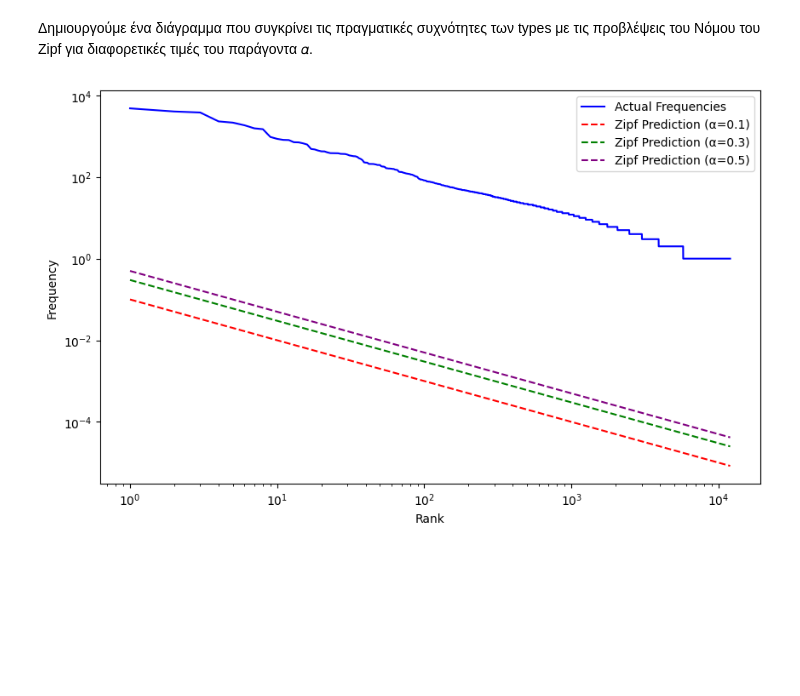
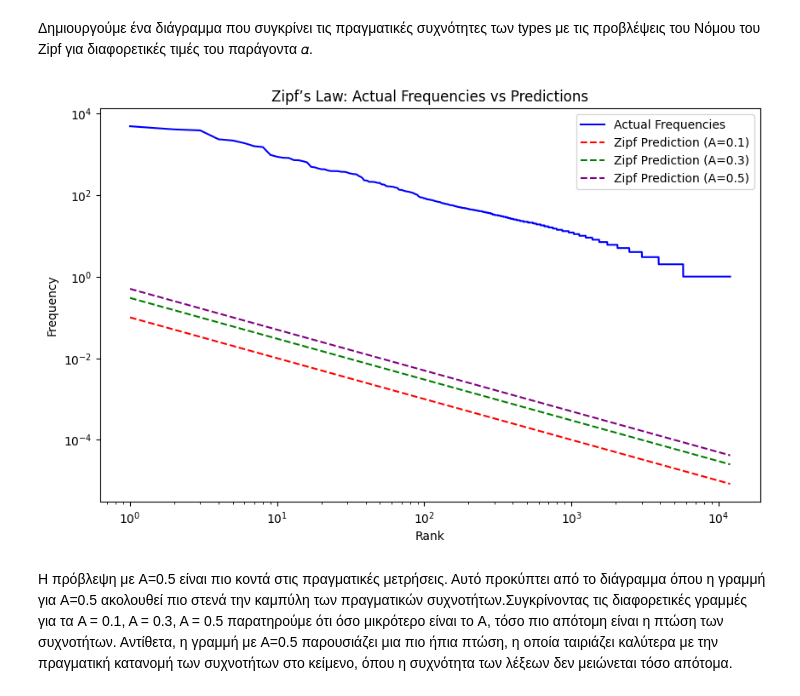
Before and after one commit to agrigoridou/Tokenization-Zipf-s-Law-N-gram-Models, a Jupyter notebook: Α_Tokens,_Types,_Zipf’s_Law_.ipynb, the cells around one changed output. Saved outputs shown, nothing was run; the diff lists cells and outputs as text; code cells hidden in the pictures; blank space fills up the shorter version.

```diff
--- a/Α_Tokens,_Types,_Zipf’s_Law_.ipynb
+++ b/Α_Tokens,_Types,_Zipf’s_Law_.ipynb
@@ -229,28 +313,42 @@ percentages_nltk, percentages_spacy, percentages_bert
 # %%
 import matplotlib.pyplot as plt
 import numpy as np
+from collections import Counter
 
-# Λογαριθμικές συχνότητες
-def zipf_predictions(alpha):
-    ranks = np.arange(1, len(freq_nltk) + 1)
+# Υποθέτουμε ότι freq_nltk είναι το Counter αντικείμενο που περιέχει τις συχνότητες των types
+# Αν δεν το έχεις ήδη, μπορείς να το δημιουργήσεις με τον εξής τρόπο:
+# freq_nltk = Counter(tokens_nltk)  # Υποθέτοντας ότι tokens_nltk είναι οι λέξεις του κειμένου
+
+# Λογαριθμικές συχνότητες και προβλέψεις του Νόμου του Zipf
+def zipf_predictions(alpha, num_types):
+    ranks = np.arange(1, num_types + 1)
     frequencies = alpha / ranks
     return frequencies
 
-# Δημιουργία διαγράμματος
+# Υπολογισμός των πραγματικών συχνοτήτων και ταξινόμηση κατά φθίνουσα σειρά
 ranks = np.arange(1, len(freq_nltk) + 1)
 actual_frequencies_nltk = [count for _, count in freq_nltk.most_common(len(freq_nltk))]
 
-plt.figure(figsize=(10,6))
+# Δημιουργία διαγράμματος
+plt.figure(figsize=(10, 6))
 plt.plot(ranks, actual_frequencies_nltk, label='Actual Frequencies', color='blue')
-plt.plot(ranks, zipf_predictions(0.1), label='Zipf Prediction (α=0.1)', color='red', linestyle='dashed')
-plt.plot(ranks, zipf_predictions(0.3), label='Zipf Prediction (α=0.3)', color='green', linestyle='dashed')
-plt.plot(ranks, zipf_predictions(0.5), label='Zipf Prediction (α=0.5)', color='purple', linestyle='dashed')
 
+# Προβλέψεις του Νόμου του Zipf για διάφορες τιμές του παράγοντα A
+plt.plot(ranks, zipf_predictions(0.1, len(freq_nltk)), label='Zipf Prediction (A=0.1)', color='red', linestyle='dashed')
+plt.plot(ranks, zipf_predictions(0.3, len(freq_nltk)), label='Zipf Prediction (A=0.3)', color='green', linestyle='dashed')
+plt.plot(ranks, zipf_predictions(0.5, len(freq_nltk)), label='Zipf Prediction (A=0.5)', color='purple', linestyle='dashed')
+
+# Ρυθμίσεις γραφήματος
 plt.xscale('log')
 plt.yscale('log')
 plt.xlabel('Rank')
 plt.ylabel('Frequency')
 plt.legend()
+plt.title('Zipf’s Law: Actual Frequencies vs Predictions')
+
+# Εμφάνιση του γραφήματος
 plt.show()
 # %% [output]
-[figure, old version]
+[figure, new version]
+# %% [markdown]
+Η πρόβλεψη με A=0.5 είναι πιο κοντά στις πραγματικές μετρήσεις. Αυτό προκύπτει από το διάγραμμα όπου η γραμμή για A=0.5 ακολουθεί πιο στενά την καμπύλη των πραγματικών συχνοτήτων.Συγκρίνοντας τις διαφορετικές γραμμές για τα A = 0.1, A = 0.3, A = 0.5 παρατηρούμε ότι όσο μικρότερο είναι το A, τόσο πιο απότομη είναι η πτώση των συχνοτήτων. Αντίθετα, η γραμμή με A=0.5 παρουσιάζει μια πιο ήπια πτώση, η οποία ταιριάζει καλύτερα με την πραγματική κατανομή των συχνοτήτων στο κείμενο, όπου η συχνότητα των λέξεων δεν μειώνεται τόσο απότομα.
```
Also changed, not shown: parts of 4 cells of this notebook.
